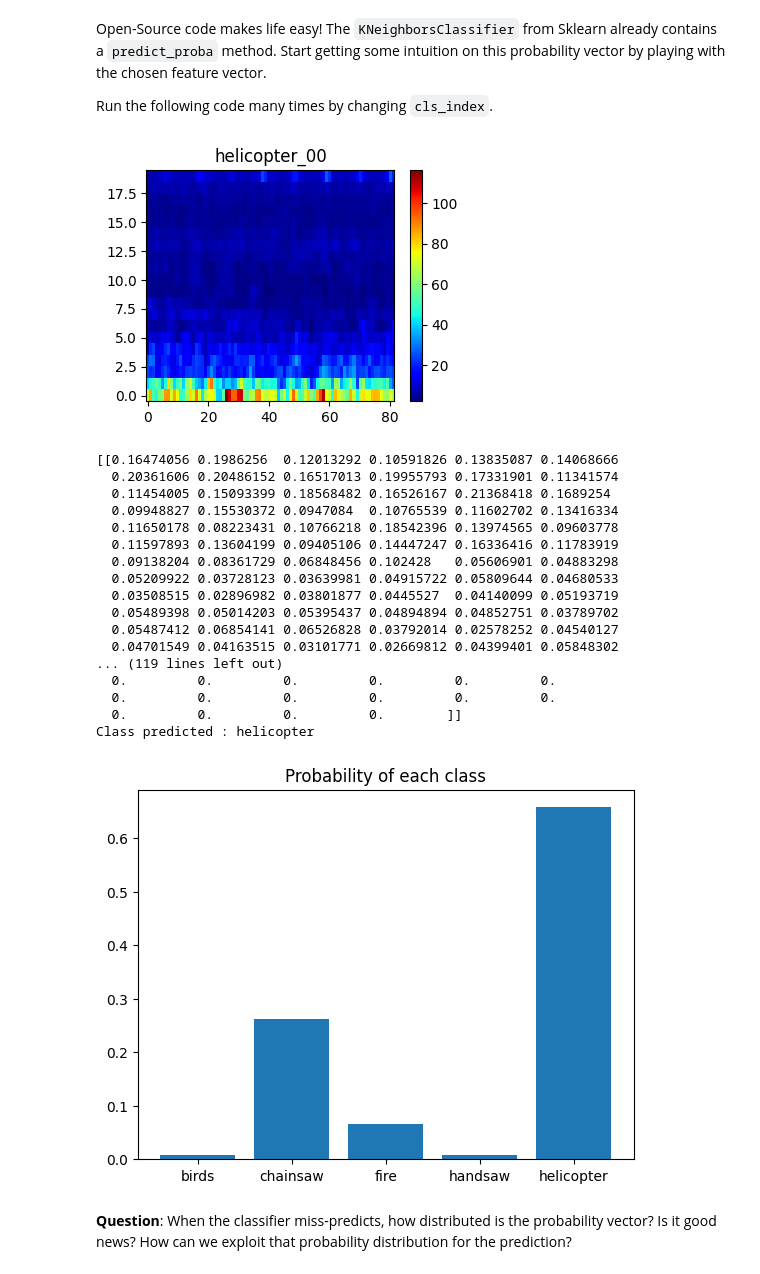
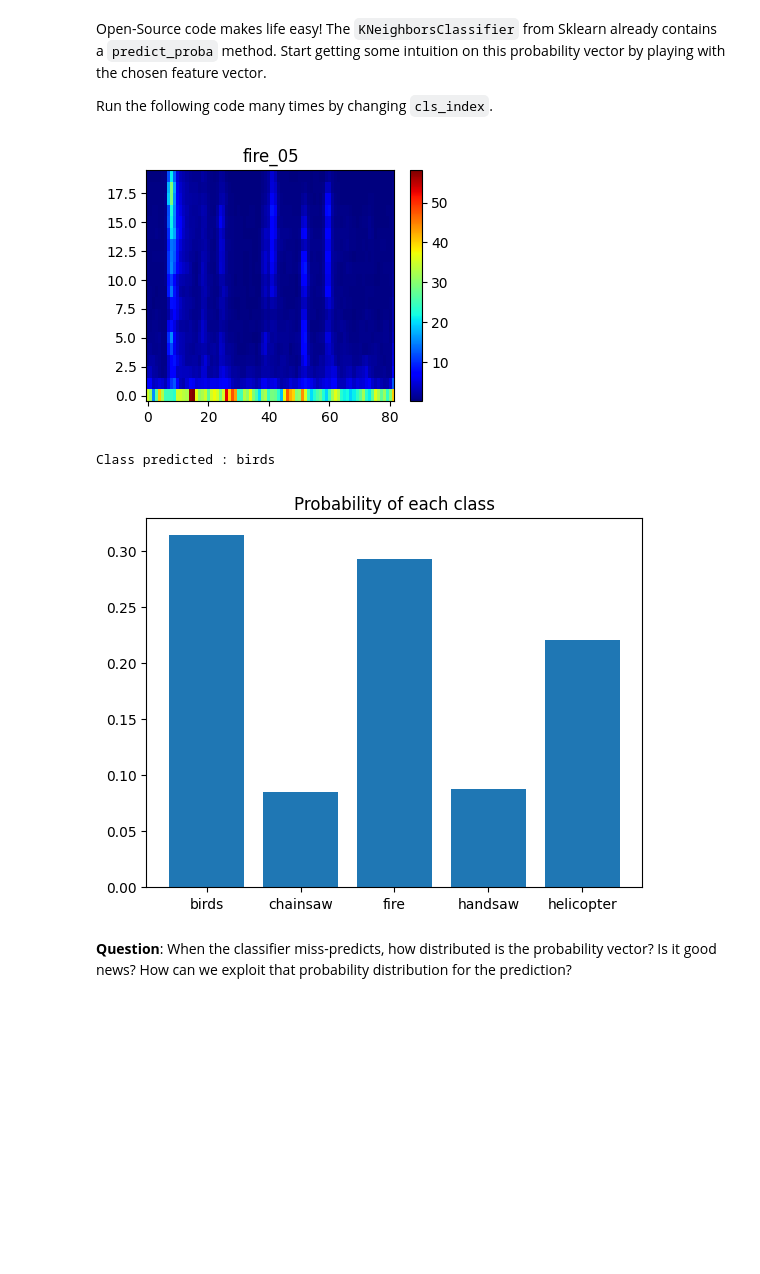
Before and after one commit to jucodavid/LELEC210X, a Jupyter notebook: classification/h5a3_confidence_and_memory.ipynb, the cells around one changed output. Drawn from its saved outputs; the diff is of its cells as text; code cells hidden in the pictures; blank space fills up the shorter version.

```diff
--- a/classification/h5a3_confidence_and_memory.ipynb
+++ b/classification/h5a3_confidence_and_memory.ipynb
@@ -59,9 +60,9 @@ Don't forget to normalize your feature vectors as well as reduce their dimension
 # %%
 ### TO COMPLETE - Uncomment the following line
 model_dir = "data/models/"
-filename = "model.pickle"
+filename = "final_model.pickle"
 model = pickle.load(open(model_dir + filename, "rb"))
-normalize = True
+normalize = False
 pca = None
 
 
@@ -75,43 +76,27 @@ Open-Source code makes life easy! The ``KNeighborsClassifier`` from Sklearn alre
 Run the following code many times by changing  ``cls_index``. <br>
 # %%
 ### TO RUN
-cls_index = ["helicopter", 0]
+cls_index = ["fire", 5]
 myds.display(cls_index)
 thisfv = myds.__getitem__(cls_index).reshape(-1)
 
 # this artefact is necessary because the 'predict' function expects a matrix_like input.
 mat = np.zeros((2, len(thisfv)))
 mat[0] = thisfv
-print(mat)
+#mat = StandardScaler().fit_transform(mat)
 prediction = model.predict(mat)
 print("Class predicted :", prediction[0])
 
 proba = model.predict_proba(mat)
 plt.figure()
 plt.bar(classnames, proba[0])
 plt.title("Probability of each class")
 plt.show()
 model_knn = model
 # %% [output]
-[figure, old version]
+[figure, new version]
-[[0.16474056 0.1986256  0.12013292 0.10591826 0.13835087 0.14068666
-  0.20361606 0.20486152 0.16517013 0.19955793 0.17331901 0.11341574
-  0.11454005 0.15093399 0.18568482 0.16526167 0.21368418 0.1689254
-  0.09948827 0.15530372 0.0947084  0.10765539 0.11602702 0.13416334
-  0.11650178 0.08223431 0.10766218 0.18542396 0.13974565 0.09603778
-  0.11597893 0.13604199 0.09405106 0.14447247 0.16336416 0.11783919
-  0.09138204 0.08361729 0.06848456 0.102428   0.05606901 0.04883298
-  0.05209922 0.03728123 0.03639981 0.04915722 0.05809644 0.04680533
-  0.03508515 0.02896982 0.03801877 0.0445527  0.04140099 0.05193719
-  0.05489398 0.05014203 0.05395437 0.04894894 0.04852751 0.03789702
-  0.05487412 0.06854141 0.06526828 0.03792014 0.02578252 0.04540127
-  0.04701549 0.04163515 0.03101771 0.02669812 0.04399401 0.05848302
-... (119 lines left out)
-  0.         0.         0.         0.         0.         0.
-  0.         0.         0.         0.         0.         0.
-  0.         0.         0.         0.        ]]
-Class predicted : helicopter
+Class predicted : birds
-[figure, old version]
+[figure, new version]
 # %% [markdown]
 **Question**:
 When the classifier miss-predicts, how distributed is the probability vector? Is it good news? How can we exploit that probability distribution for the prediction?
```
Also changed, not shown: parts of 6 cells of this notebook, 5 other files.
